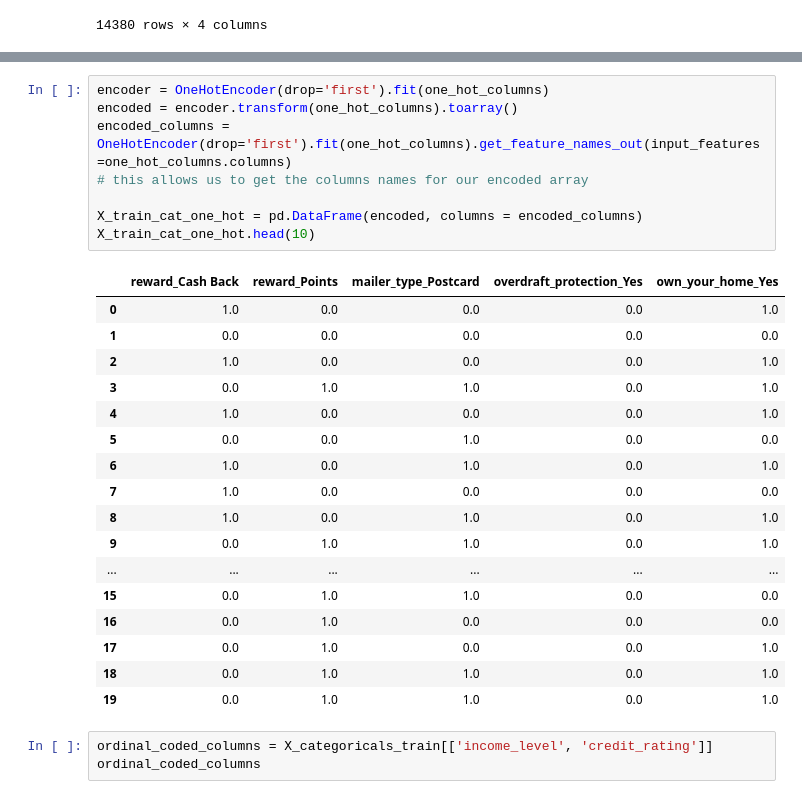
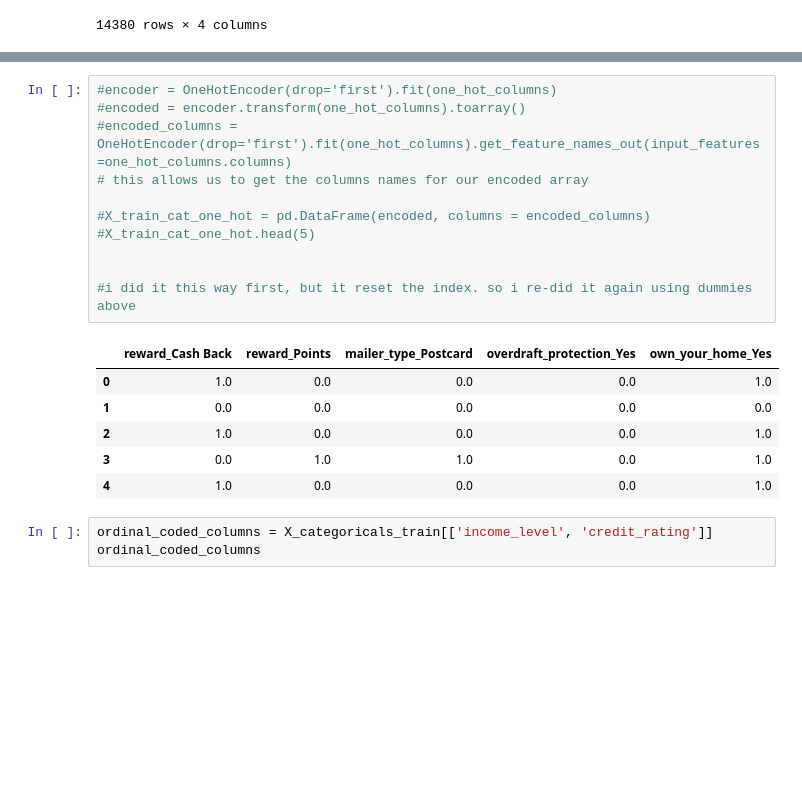
Before and after one commit to hollyjanedalton/mid_bootcamp_project, a Jupyter notebook: Building models.ipynb, the cells around one changed output, grey strips where cells are left out. Drawn from its saved outputs; the diff is of its cells as text; blank space fills up the shorter version.

Commit message:
Finalizing train/test sets, starting imbalanced data fix

```diff
--- a/Building models.ipynb
+++ b/Building models.ipynb
@@ -220,29 +244,21 @@ one_hot_columns
 # %%
-encoder = OneHotEncoder(drop='first').fit(one_hot_columns)
-encoded = encoder.transform(one_hot_columns).toarray()
-encoded_columns = OneHotEncoder(drop='first').fit(one_hot_columns).get_feature_names_out(input_features=one_hot_columns.columns)
+#encoder = OneHotEncoder(drop='first').fit(one_hot_columns)
+#encoded = encoder.transform(one_hot_columns).toarray()
+#encoded_columns = OneHotEncoder(drop='first').fit(one_hot_columns).get_feature_names_out(input_features=one_hot_columns.columns)
 # this allows us to get the columns names for our encoded array
 
-X_train_cat_one_hot = pd.DataFrame(encoded, columns = encoded_columns)
-X_train_cat_one_hot.head(10)
+#X_train_cat_one_hot = pd.DataFrame(encoded, columns = encoded_columns)
+#X_train_cat_one_hot.head(5)
+
+
+#i did it this way first, but it reset the index. so i re-did it again using dummies above
 # %% [output]
 |  | reward_Cash Back | reward_Points | mailer_type_Postcard | overdraft_protection_Yes | own_your_home_Yes |
 | 0 | 1.0 | 0.0 | 0.0 | 0.0 | 1.0 |
 | 1 | 0.0 | 0.0 | 0.0 | 0.0 | 0.0 |
 | 2 | 1.0 | 0.0 | 0.0 | 0.0 | 1.0 |
 | 3 | 0.0 | 1.0 | 1.0 | 0.0 | 1.0 |
 | 4 | 1.0 | 0.0 | 0.0 | 0.0 | 1.0 |
-| 5 | 0.0 | 0.0 | 1.0 | 0.0 | 0.0 |
-| 6 | 1.0 | 0.0 | 1.0 | 0.0 | 1.0 |
-| 7 | 1.0 | 0.0 | 0.0 | 0.0 | 0.0 |
-| 8 | 1.0 | 0.0 | 1.0 | 0.0 | 1.0 |
-| 9 | 0.0 | 1.0 | 1.0 | 0.0 | 1.0 |
-| ... | ... | ... | ... | ... | ... |
-| 15 | 0.0 | 1.0 | 1.0 | 0.0 | 0.0 |
-| 16 | 0.0 | 1.0 | 0.0 | 0.0 | 0.0 |
-| 17 | 0.0 | 1.0 | 0.0 | 0.0 | 1.0 |
-| 18 | 0.0 | 1.0 | 1.0 | 0.0 | 1.0 |
-| 19 | 0.0 | 1.0 | 1.0 | 0.0 | 1.0 |
 # %%
 ordinal_coded_columns = X_categoricals_train[['income_level', 'credit_rating']]
 ordinal_coded_columns
```
Also changed, not shown: parts of 26 cells of this notebook.
